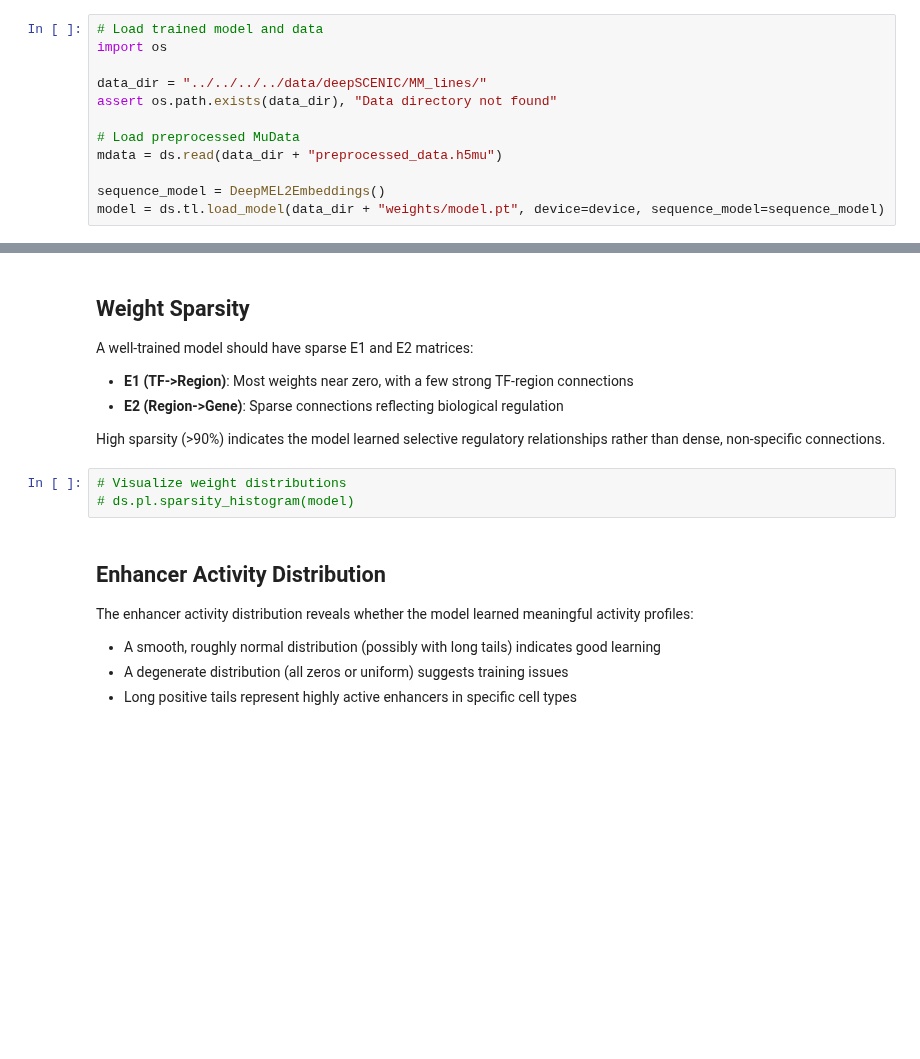
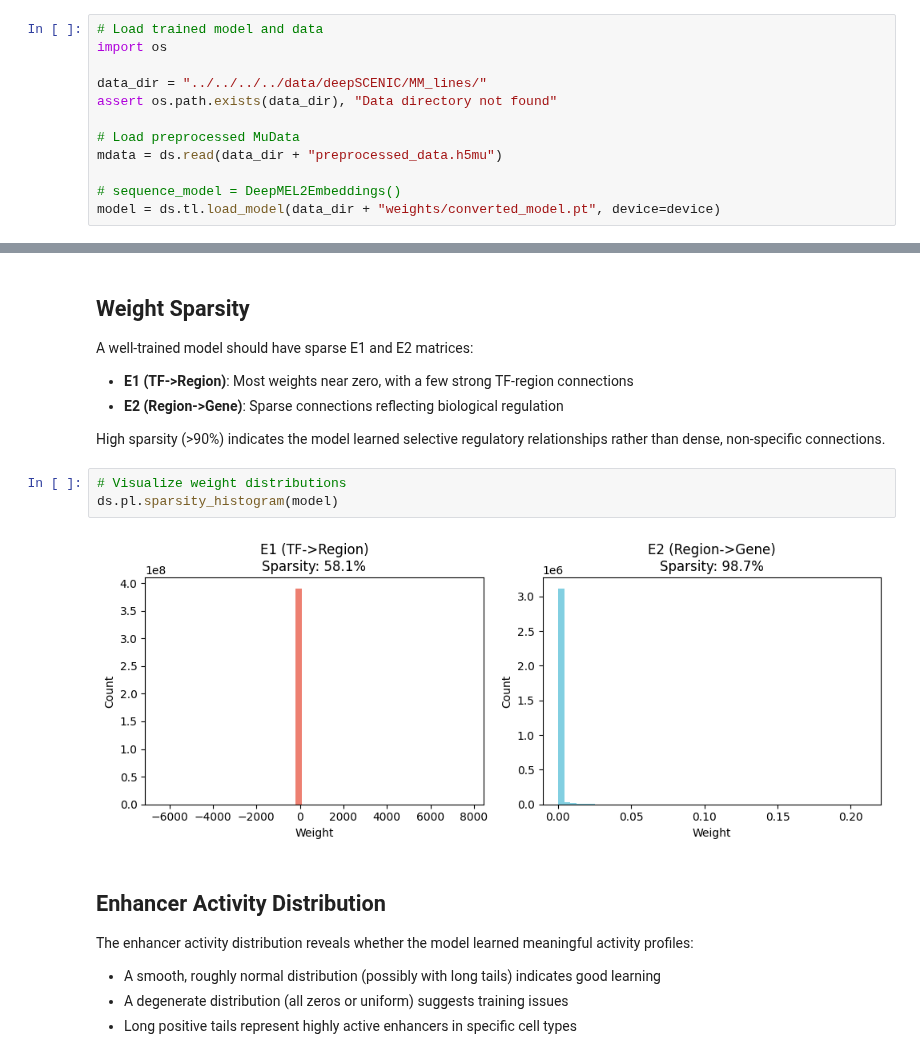
Before and after one commit to aertslab/deepSCENIC, a Jupyter notebook: docs/notebooks/03_model_diagnosis.ipynb, the cells around one changed output, grey strips where cells are left out. Cells and saved outputs as stored; diff of their text form; blank space fills up the shorter version.

```diff
--- a/docs/notebooks/03_model_diagnosis.ipynb
+++ b/docs/notebooks/03_model_diagnosis.ipynb
@@ -160,6 +160,6 @@ assert os.path.exists(data_dir), "Data directory not found"
 # Load preprocessed MuData
 mdata = ds.read(data_dir + "preprocessed_data.h5mu")
 
-sequence_model = DeepMEL2Embeddings()
-model = ds.tl.load_model(data_dir + "weights/model.pt", device=device, sequence_model=sequence_model)
+# sequence_model = DeepMEL2Embeddings()
+model = ds.tl.load_model(data_dir + "weights/converted_model.pt", device=device)
 # %% [output]
@@ -194,7 +194,9 @@ A well-trained model should have sparse E1 and E2 matrices:
 High sparsity (>90%) indicates the model learned selective regulatory relationships rather than dense, non-specific connections.
 # %%
 # Visualize weight distributions
-# ds.pl.sparsity_histogram(model)
+ds.pl.sparsity_histogram(model)
+# %% [output]
+[figure, added]
 # %% [markdown]
 ## Enhancer Activity Distribution
 
```
Also changed, not shown: parts of 3 cells of this notebook, 7 other files.
